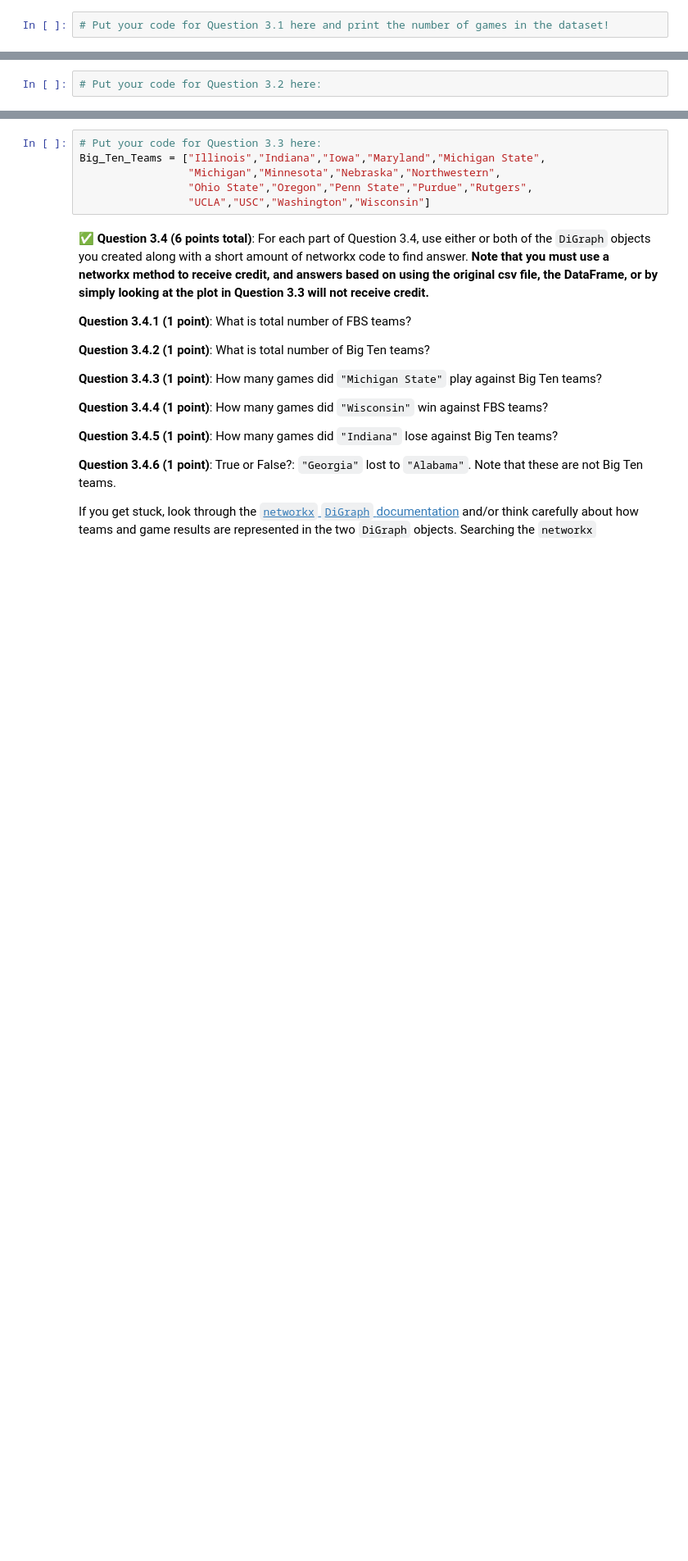
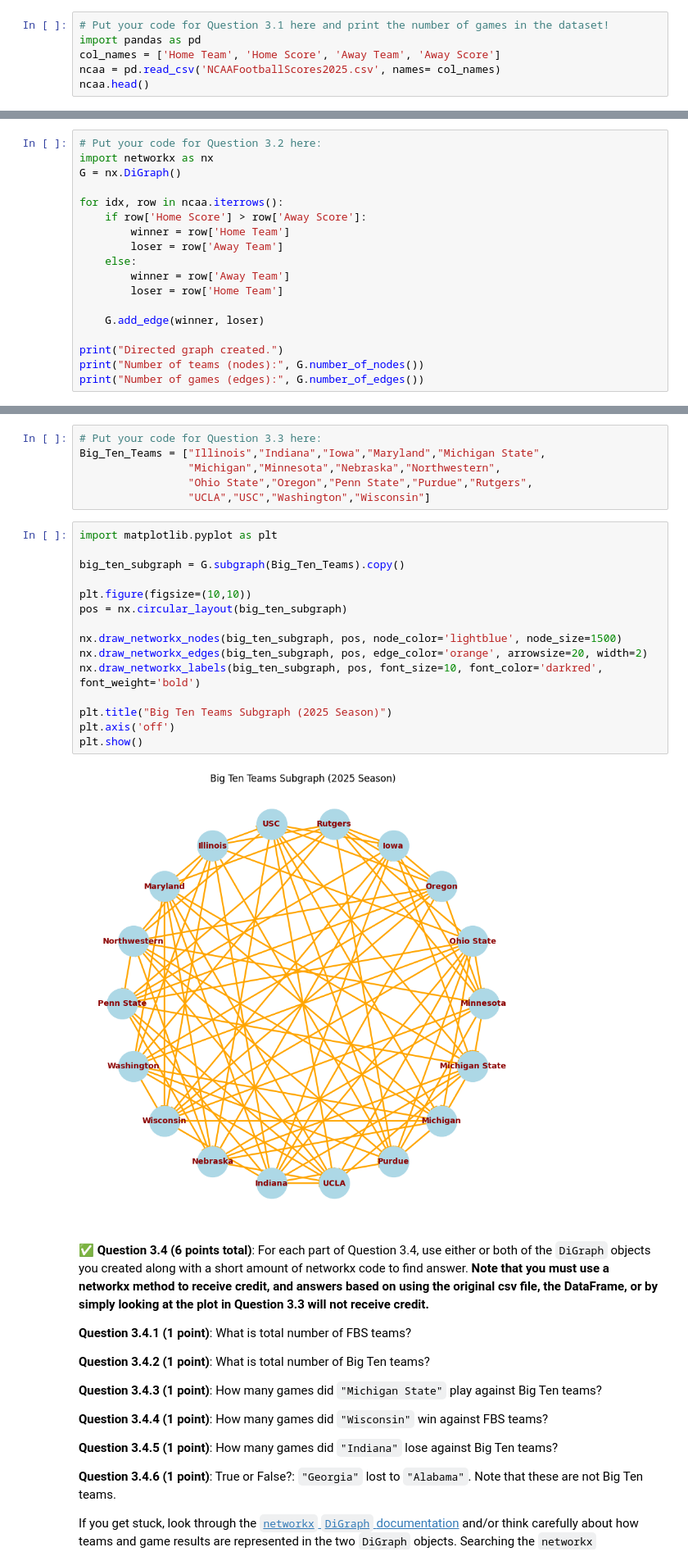
Before and after one commit to JosephM16/CMSE202-f25-turnin, a Jupyter notebook: Hw-02/HW-02_ABMandGraphTheory-STUDENT.ipynb, the cells around one changed output, grey strips where cells are left out. Shown at 82% size. Drawn from its saved outputs; the diff is of its cells as text; blank space fills up the shorter version.

```diff
--- a/Hw-02/HW-02_ABMandGraphTheory-STUDENT.ipynb
+++ b/Hw-02/HW-02_ABMandGraphTheory-STUDENT.ipynb
@@ -547,3 +547,7 @@ Each row contains data from one game between two FBS teams. The first and third
 **Do This:** Load the data in this file into a `Pandas` `DataFrame`, and **give the columns appropriate titles**.  Print how many games are summarized in this dataset?  And, Display the first few and last few rows of the `DataFrame`.
 # %%
 # Put your code for Question 3.1 here and print the number of games in the dataset!
+import pandas as pd
+col_names = ['Home Team', 'Home Score', 'Away Team', 'Away Score']
+ncaa = pd.read_csv('NCAAFootballScores2025.csv', names= col_names)
+ncaa.head()
@@ -555,3 +566,19 @@ Next, you will construct the directed graph to represent this data.
 Remember that each edge in a directed graph has an orientation. So adding an edge from node A to node B is not the same thing as adding an edge from node B to node A.
 # %%
 # Put your code for Question 3.2 here:
+import networkx as nx
+G = nx.DiGraph()
+
+for idx, row in ncaa.iterrows():
+    if row['Home Score'] > row['Away Score']:
+        winner = row['Home Team']
+        loser = row['Away Team']
+    else:
+        winner = row['Away Team']
+        loser = row['Home Team']
+
+    G.add_edge(winner, loser)
+
+print("Directed graph created.")
+print("Number of teams (nodes):", G.number_of_nodes())
+print("Number of games (edges):", G.number_of_edges())
@@ -572,6 +603,23 @@ Big_Ten_Teams = ["Illinois","Indiana","Iowa","Maryland","Michigan State",
                  "Michigan","Minnesota","Nebraska","Northwestern",
                  "Ohio State","Oregon","Penn State","Purdue","Rutgers",
                  "UCLA","USC","Washington","Wisconsin"]
+# %%
+import matplotlib.pyplot as plt
+
+big_ten_subgraph = G.subgraph(Big_Ten_Teams).copy()
+
+plt.figure(figsize=(10,10))
+pos = nx.circular_layout(big_ten_subgraph)
+
+nx.draw_networkx_nodes(big_ten_subgraph, pos, node_color='lightblue', node_size=1500)
+nx.draw_networkx_edges(big_ten_subgraph, pos, edge_color='orange', arrowsize=20, width=2)
+nx.draw_networkx_labels(big_ten_subgraph, pos, font_size=10, font_color='darkred', font_weight='bold')
+
+plt.title("Big Ten Teams Subgraph (2025 Season)")
+plt.axis('off')
+plt.show()
+# %% [output]
+[figure, added]
 # %% [markdown]
 &#9989;  **Question 3.4 (6 points total)**: For each part of Question 3.4, use either or both of the `DiGraph` objects you created along with a short amount of networkx code to find answer. **Note that you must use a networkx method to receive credit, and answers based on using the original csv file, the DataFrame, or by simply looking at the plot in Question 3.3 will not receive credit.**
 
```
Also changed, not shown: parts of 12 cells of this notebook.
